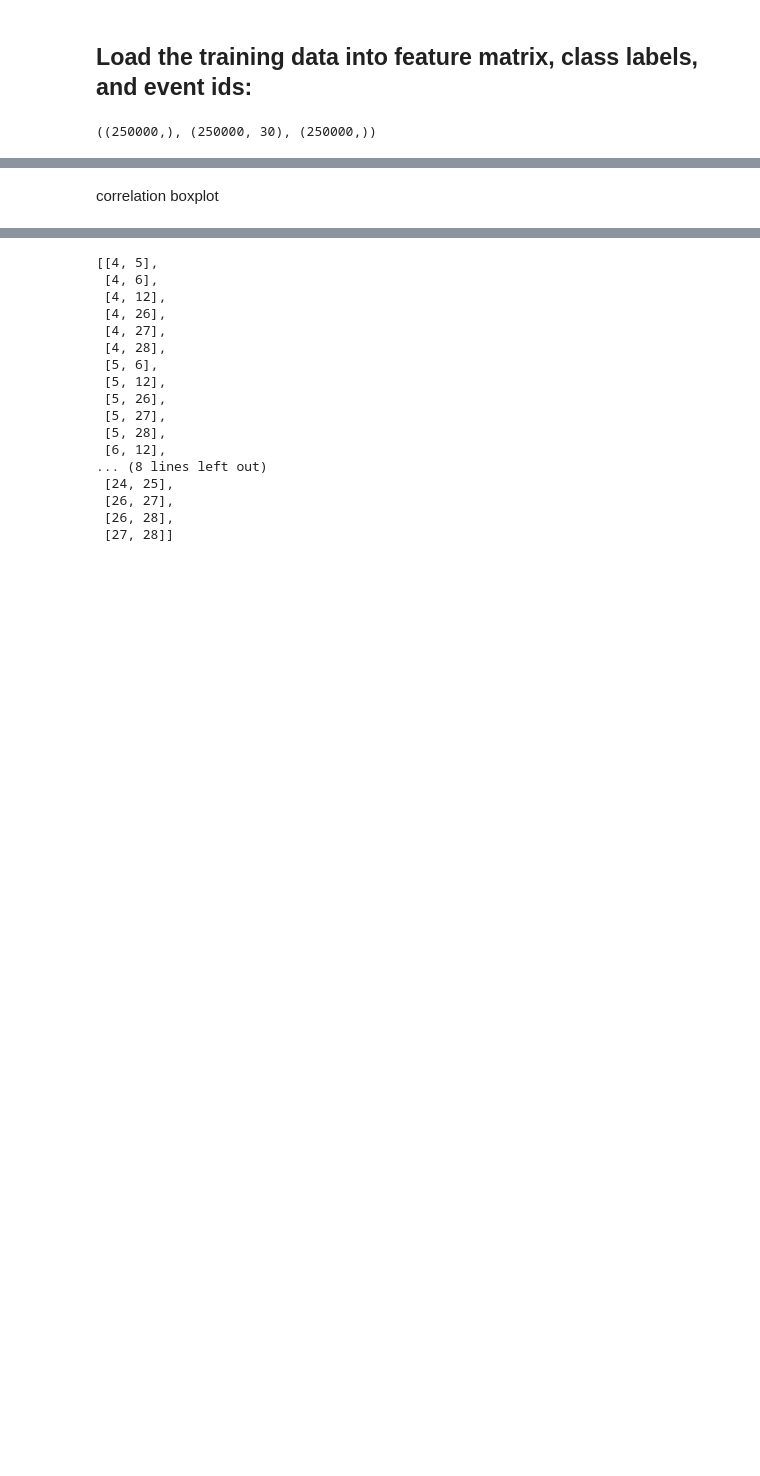
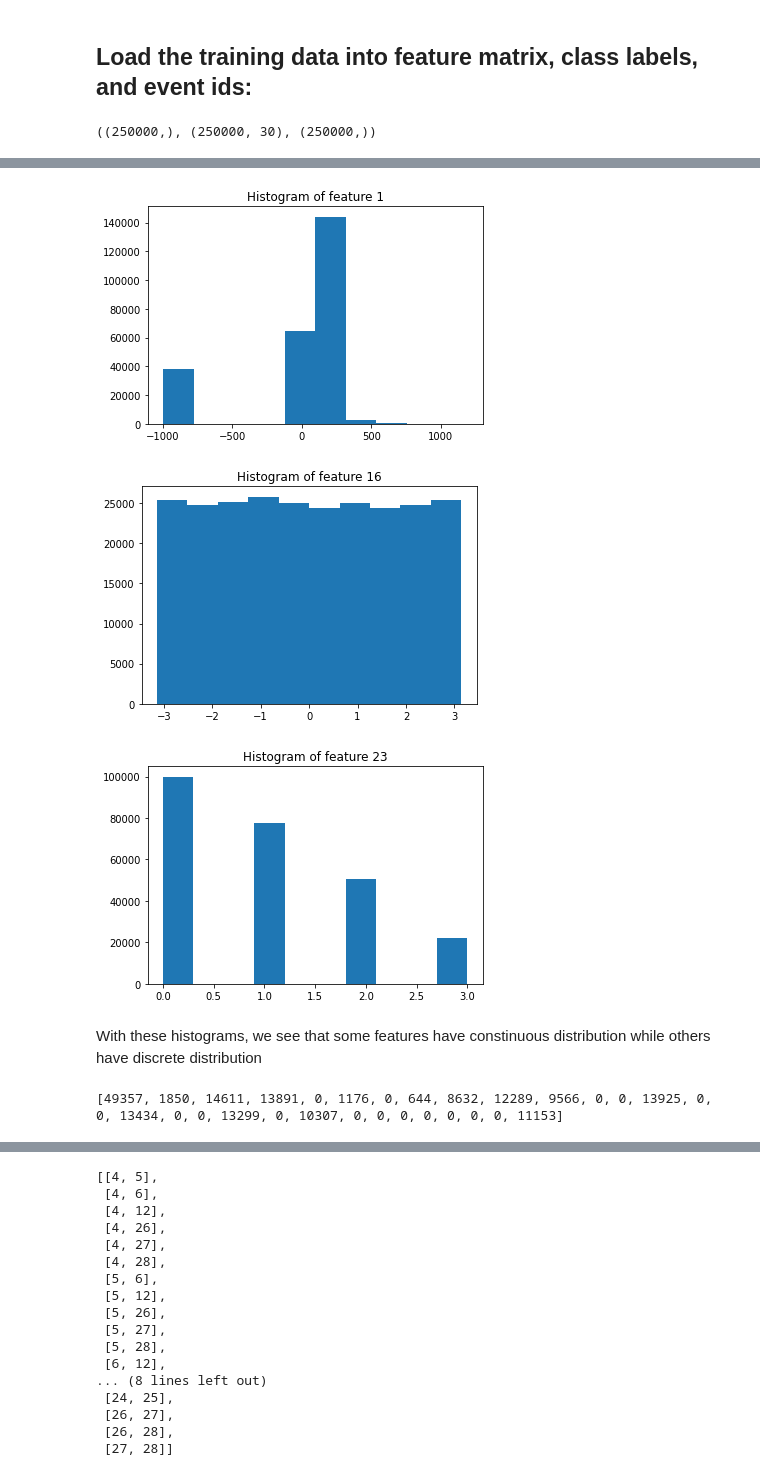
Before and after one commit to gaspardvilla/ML-Project, a Jupyter notebook: Project 1/scripts/project1.ipynb, the cells around one changed output, grey strips where cells are left out. Drawn from its saved outputs; the diff is of its cells as text; code cells hidden in the pictures; blank space fills up the shorter version.

```diff
--- a/Project 1/scripts/project1.ipynb
+++ b/Project 1/scripts/project1.ipynb
@@ -18,3 +47,22 @@ y.shape, tX.shape, ids.shape
+# %%
+# histogram of some features
+plt.hist(tX[:,0])
+plt.title('Histogram of feature 1')
+plt.show()
+
+plt.hist(tX[:,15])
+plt.title('Histogram of feature 16')
+plt.show()
+
+plt.hist(tX[:,22])
+plt.title('Histogram of feature 23')
+plt.show()
+# %% [output]
+[figure, added]
+[figure, added]
+[figure, added]
+# %% [markdown]
+With these histograms, we see that some features have constinuous distribution while others have discrete distribution
 # %%
 def indices_outliers(feature):
     '''find outliers indices'''
@@ -34,6 +82,9 @@ out = []
 for i in range (tX.shape[1]):
     ind = indices_outliers(tX[:,i])
     out.append(len(ind))
+print(out)
+# %% [output]
+[49357, 1850, 14611, 13891, 0, 1176, 0, 644, 8632, 12289, 9566, 0, 0, 13925, 0, 0, 13434, 0, 0, 13299, 0, 10307, 0, 0, 0, 0, 0, 0, 0, 11153]
 # %%
 def treating_outliers(feature):
     '''replace outliers'values by the mean'''
@@ -45,9 +96,6 @@ def treating_outliers(feature):
     feature[ind_out] = f_mean
     # return feature with outliers' values replaced by the mean (without outliers' values)
     return feature
-# %% [markdown]
-correlation
-boxplot
 # %%
 '''clean data from outliers'''
 for i in range (tX.shape[1]):
```
Also changed, not shown: parts of 16 cells of this notebook, 1 other file.
